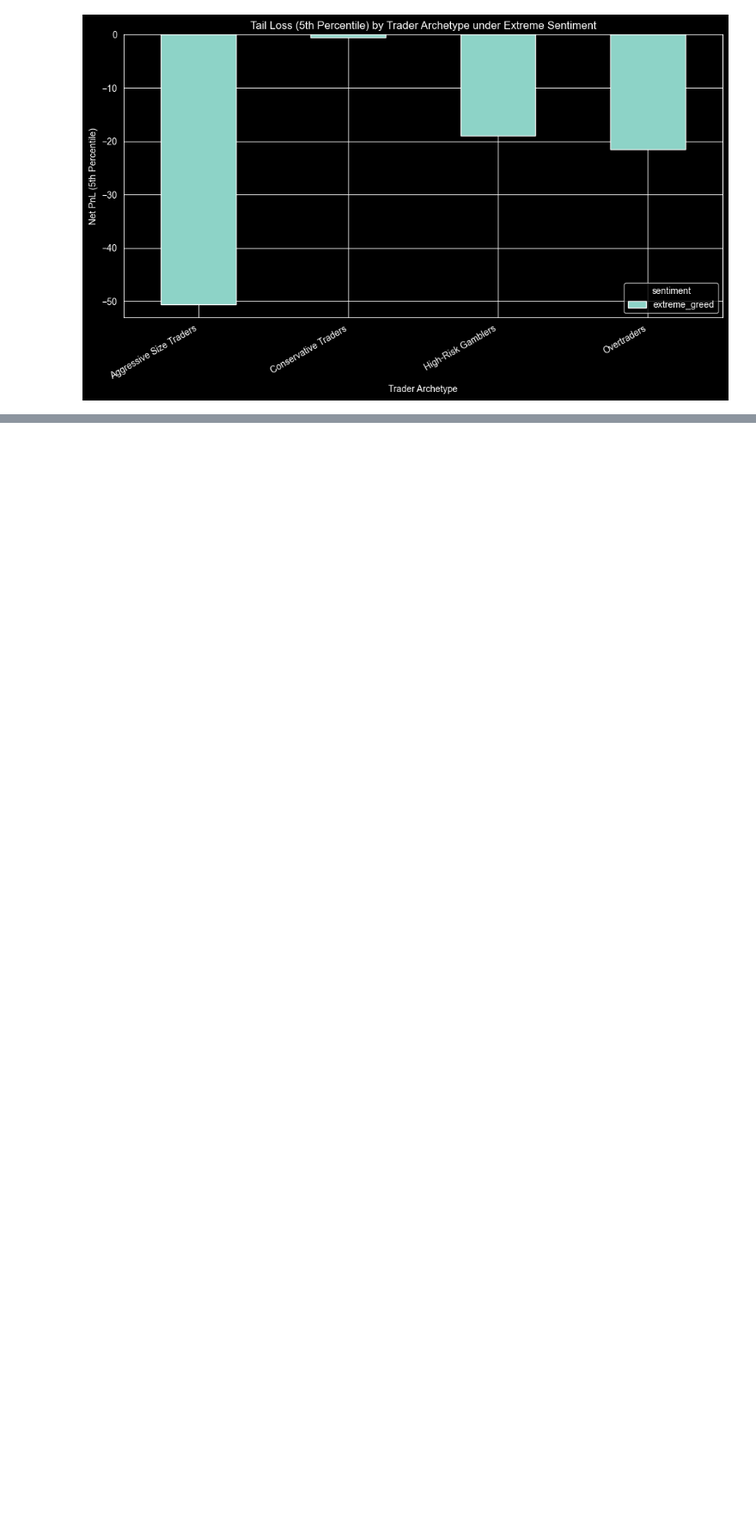
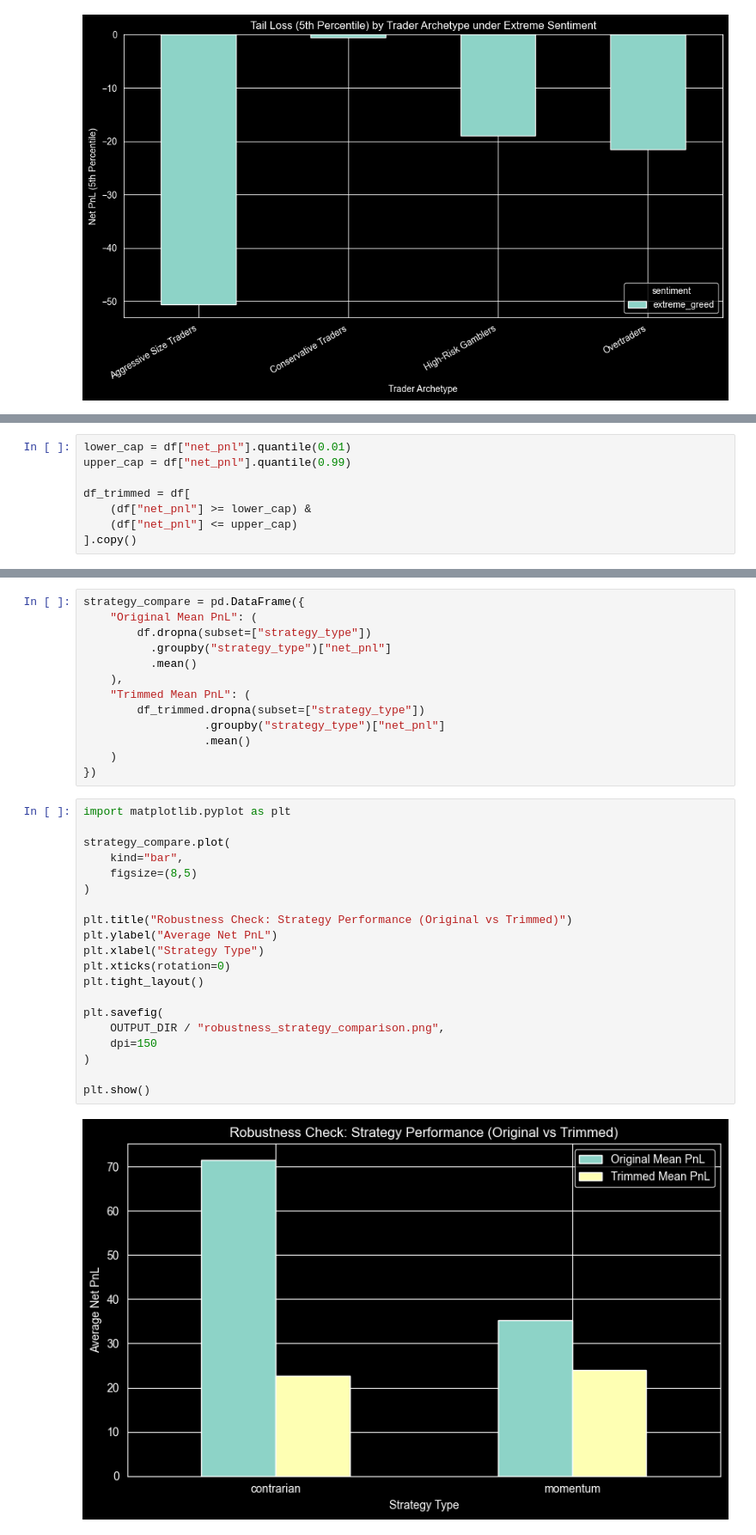
Before and after one commit to DeadBoTt-exe/Assignment_Primetrade.ai, a Jupyter notebook: notebook2.ipynb, the cells around one changed output, grey strips where cells are left out. Shown at 86% size. Drawn from its saved outputs; the diff is of its cells as text; blank space fills up the shorter version.

Commit message:
add behavioral, strategy, and robustness analysis

```diff
--- a/notebook2.ipynb
+++ b/notebook2.ipynb
@@ -382,0 +401,8 @@ plt.show()
+# %%
+lower_cap = df["net_pnl"].quantile(0.01)
+upper_cap = df["net_pnl"].quantile(0.99)
+
+df_trimmed = df[
+    (df["net_pnl"] >= lower_cap) &
+    (df["net_pnl"] <= upper_cap)
+].copy()
@@ -382,0 +458,35 @@ plt.show()
+# %%
+strategy_compare = pd.DataFrame({
+    "Original Mean PnL": (
+        df.dropna(subset=["strategy_type"])
+          .groupby("strategy_type")["net_pnl"]
+          .mean()
+    ),
+    "Trimmed Mean PnL": (
+        df_trimmed.dropna(subset=["strategy_type"])
+                  .groupby("strategy_type")["net_pnl"]
+                  .mean()
+    )
+})
+# %%
+import matplotlib.pyplot as plt
+
+strategy_compare.plot(
+    kind="bar",
+    figsize=(8,5)
+)
+
+plt.title("Robustness Check: Strategy Performance (Original vs Trimmed)")
+plt.ylabel("Average Net PnL")
+plt.xlabel("Strategy Type")
+plt.xticks(rotation=0)
+plt.tight_layout()
+
+plt.savefig(
+    OUTPUT_DIR / "robustness_strategy_comparison.png",
+    dpi=150
+)
+
+plt.show()
+# %% [output]
+[figure, added]
```
Also changed, not shown: parts of 14 cells of this notebook.
